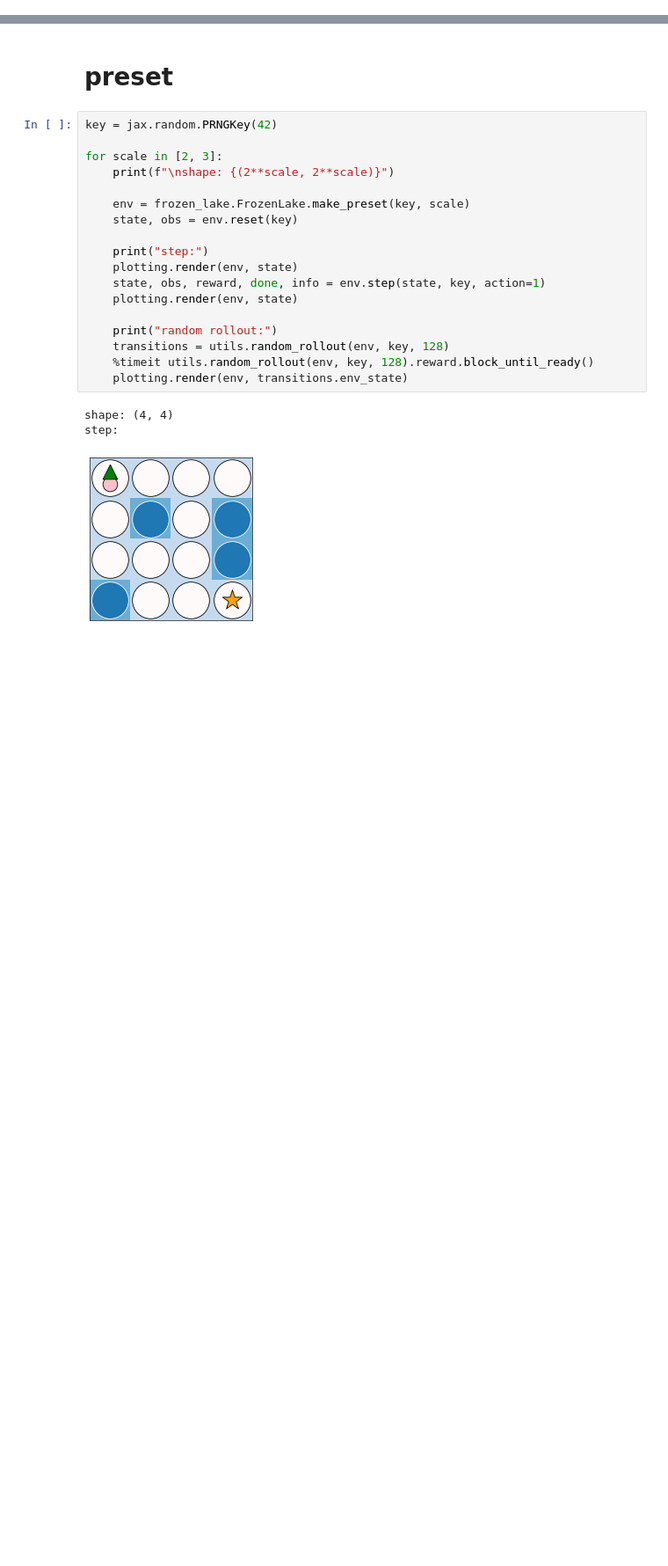
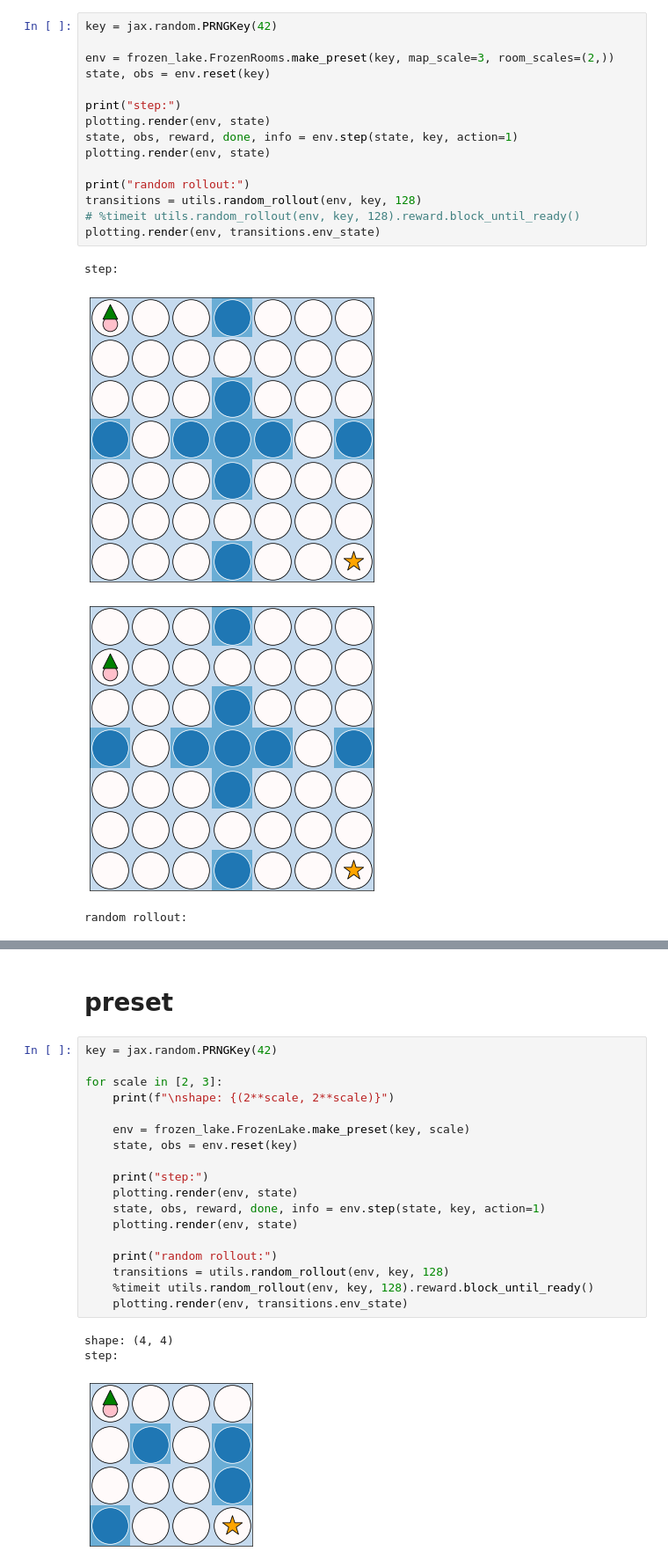
Before and after one commit to davidesartor/MANGO-lite, a Jupyter notebook: btf/test env.ipynb, the cells around one changed output, grey strips where cells are left out. Shown at 88% size. Saved outputs shown, nothing was run; the diff lists cells and outputs as text; blank space fills up the shorter version.

```diff
--- a/btf/test env.ipynb
+++ b/btf/test env.ipynb
@@ -7,0 +11,20 @@ import utils
+# %%
+key = jax.random.PRNGKey(42)
+
+env = frozen_lake.FrozenRooms.make_preset(key, map_scale=3, room_scales=(2,))
+state, obs = env.reset(key)
+
+print("step:")
+plotting.render(env, state)
+state, obs, reward, done, info = env.step(state, key, action=1)
+plotting.render(env, state)
+
+print("random rollout:")
+transitions = utils.random_rollout(env, key, 128)
+# %timeit utils.random_rollout(env, key, 128).reward.block_until_ready()
+plotting.render(env, transitions.env_state)
+# %% [output]
+step:
+[figure, added]
+[figure, added]
+random rollout:
```
Also changed, not shown: parts of 2 cells of this notebook, 2 other files.
